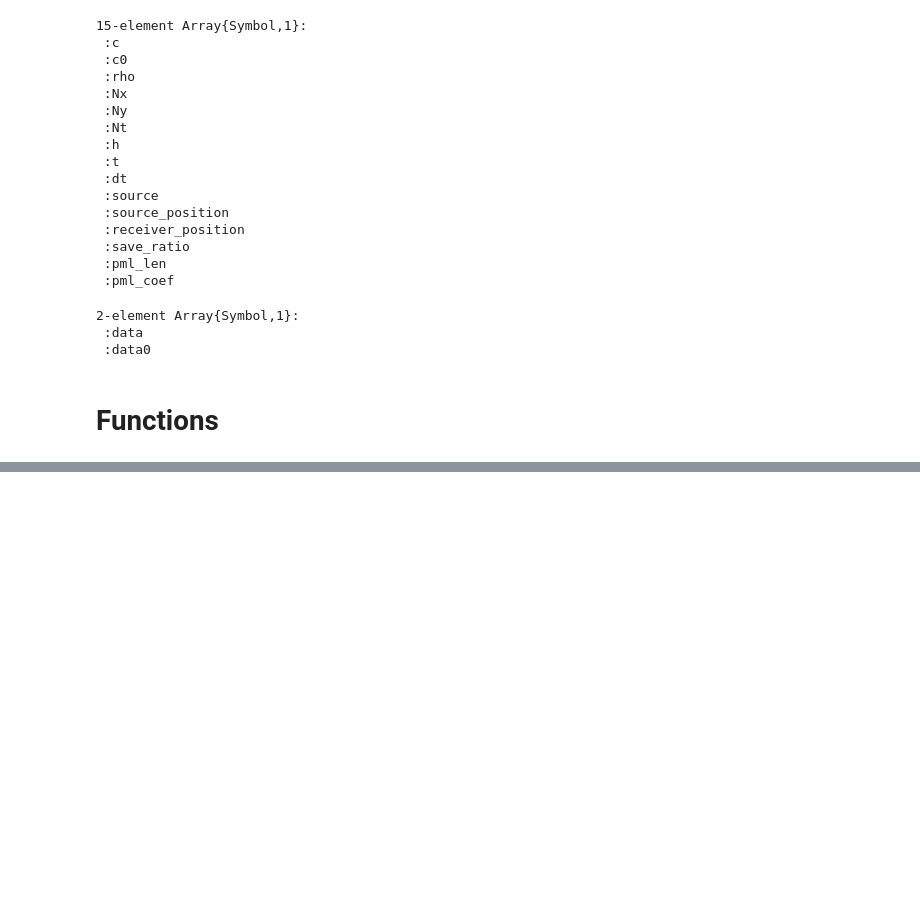
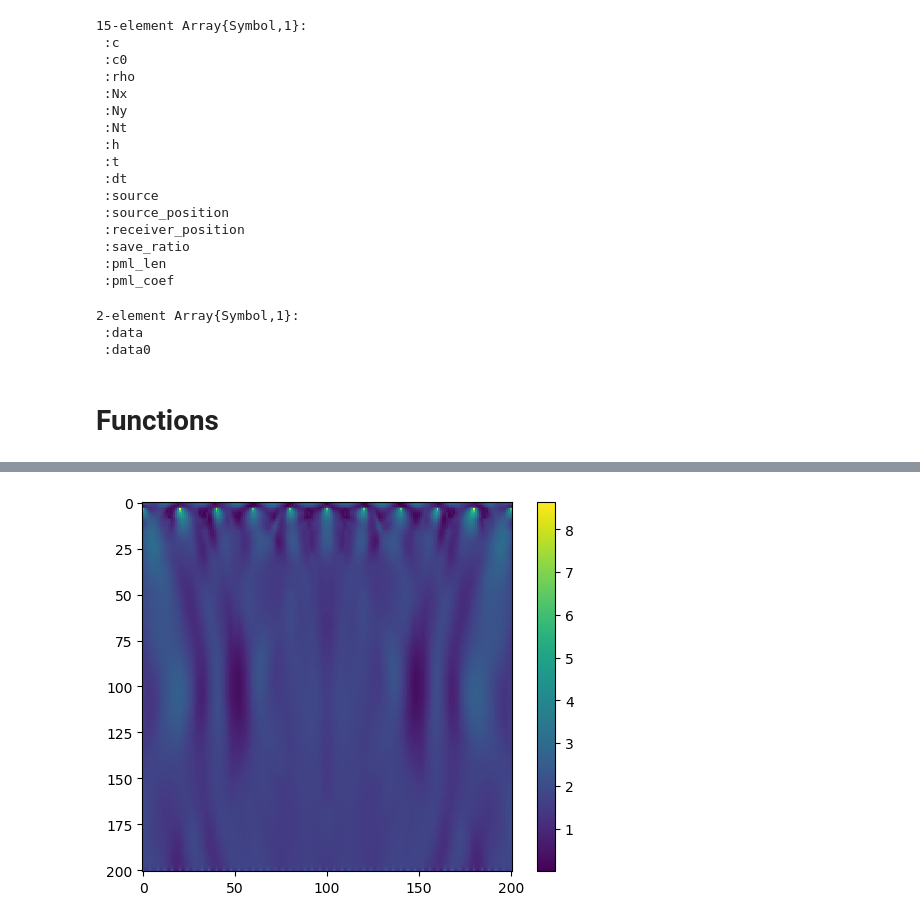
Before and after one commit to zzar43/Sinkhorn_code, a Jupyter notebook: 1113_Camembert_compute.ipynb, the cells around one changed output, grey strips where cells are left out. Drawn from its saved outputs; the diff is of its cells as text; code cells hidden in the pictures; blank space fills up the shorter version.

```diff
--- a/1113_Camembert_compute.ipynb
+++ b/1113_Camembert_compute.ipynb
@@ -65,0 +106,4 @@ PyObject <matplotlib.colorbar.Colorbar object at 0x...>
+# %%
+imshow(reshape(xk,Nx,Ny)); colorbar();
+# %% [output]
+[figure, added]
```
Also changed, not shown: parts of 16 cells of this notebook, 4 other files.
